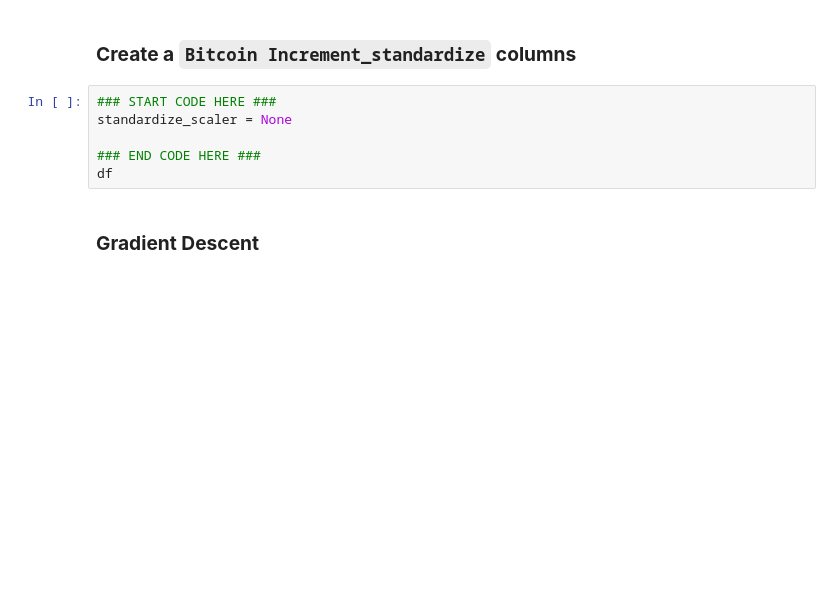
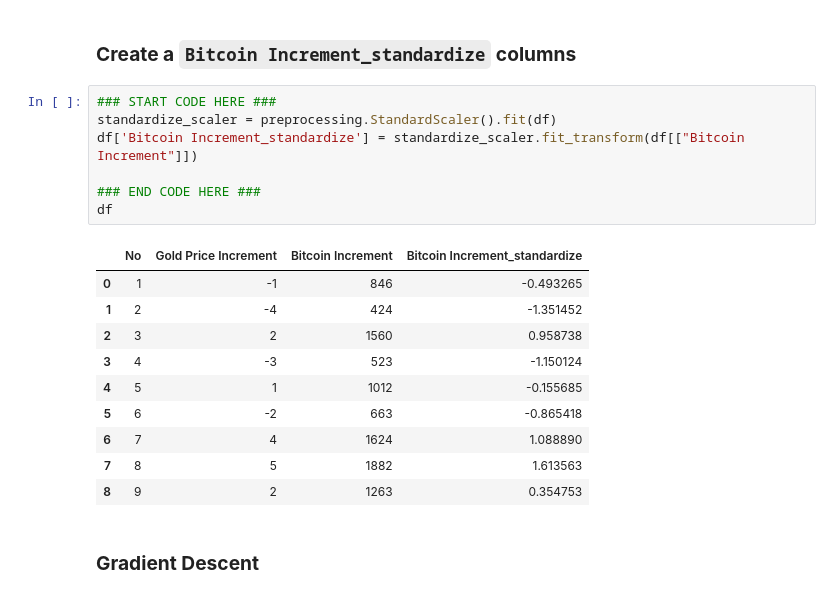
Before and after one commit to Pimchanokz/ML, a Jupyter notebook: Lab2/Lab2-2_GradientDescent.ipynb, the cells around one changed output. Cells and saved outputs as stored; diff of their text form; blank space fills up the shorter version.

```diff
--- a/Lab2/Lab2-2_GradientDescent.ipynb
+++ b/Lab2/Lab2-2_GradientDescent.ipynb
@@ -23,10 +28,22 @@ df = None
 ### **Create a `Bitcoin Increment_standardize` columns**
 # %%
 ### START CODE HERE ###
-standardize_scaler = None
+standardize_scaler = preprocessing.StandardScaler().fit(df)
+df['Bitcoin Increment_standardize'] = standardize_scaler.fit_transform(df[["Bitcoin Increment"]])
 
 ### END CODE HERE ###
 df
+# %% [output]
+|  | No | Gold Price Increment | Bitcoin Increment | Bitcoin Increment_standardize |
+| 0 | 1 | -1 | 846 | -0.493265 |
+| 1 | 2 | -4 | 424 | -1.351452 |
+| 2 | 3 | 2 | 1560 | 0.958738 |
+| 3 | 4 | -3 | 523 | -1.150124 |
+| 4 | 5 | 1 | 1012 | -0.155685 |
+| 5 | 6 | -2 | 663 | -0.865418 |
+| 6 | 7 | 4 | 1624 | 1.088890 |
+| 7 | 8 | 5 | 1882 | 1.613563 |
+| 8 | 9 | 2 | 1263 | 0.354753 |
 # %% [markdown]
 ### **Gradient Descent**
 # %% [markdown]
```
Also changed, not shown: parts of 5 cells of this notebook, 1 other file.
